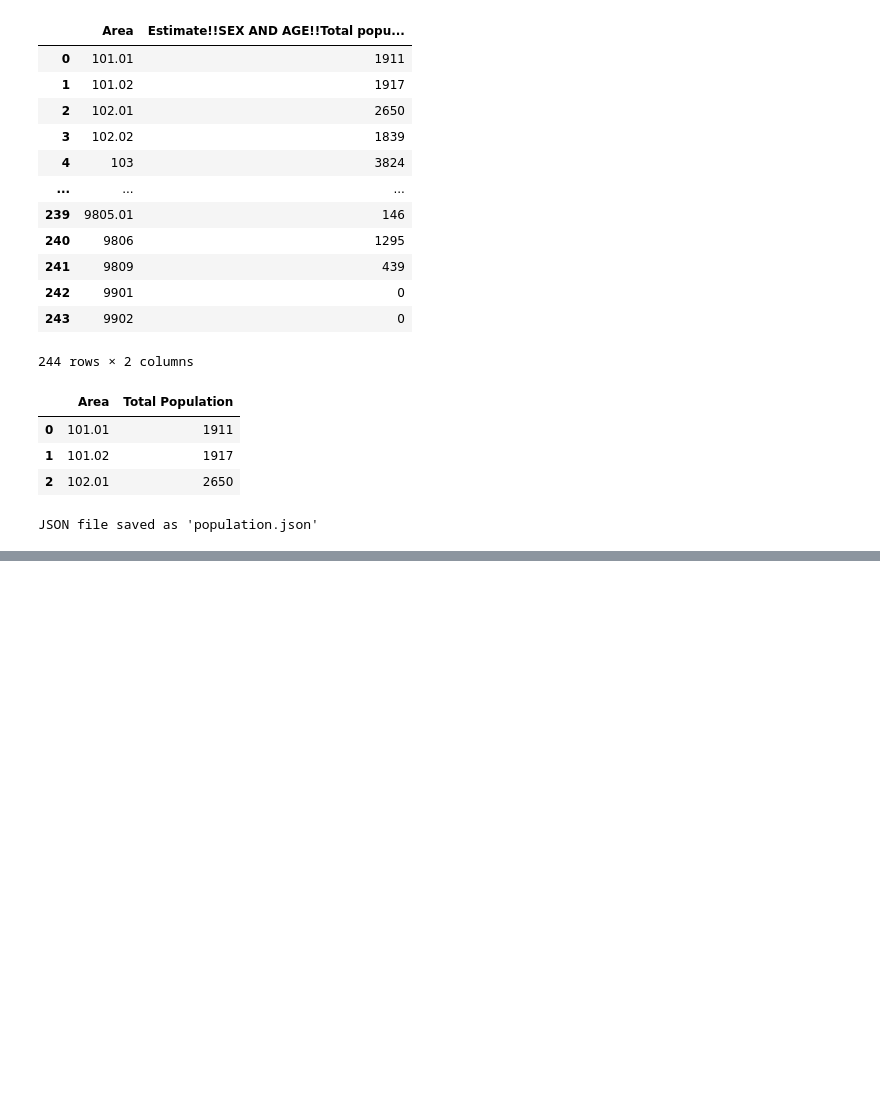
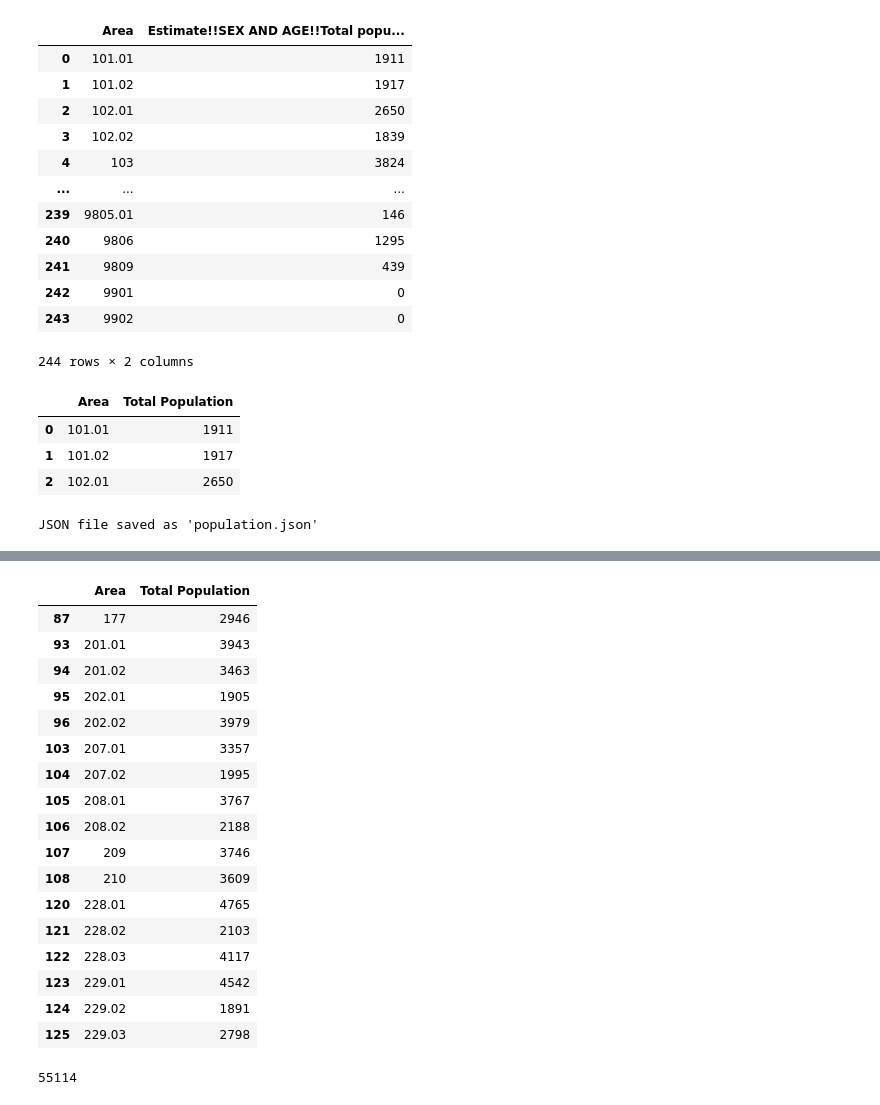
Before and after one commit to MissionLocal/2026-neighborhood-maps, a Jupyter notebook: docs/bayview-data/analysis/population/population-2024.ipynb, the cells around one changed output, grey strips where cells are left out. Saved outputs shown, nothing was run; the diff lists cells and outputs as text; code cells hidden in the pictures; blank space fills up the shorter version.

```diff
--- a/docs/bayview-data/analysis/population/population-2024.ipynb
+++ b/docs/bayview-data/analysis/population/population-2024.ipynb
@@ -132,0 +210,3 @@ df.to_csv('./population.csv', index=False)
+# %%
+mission_ids = mission_df['tract'].astype(str).tolist()
+mission_ids
@@ -132,0 +231,28 @@ df.to_csv('./population.csv', index=False)
+# %%
+# look through df and find the rows where Area is in mission_ids
+mission_population_df = df[df['Area'].isin(mission_ids)]
+
+mission_population_df
+# %% [output]
+|  | Area | Total Population |
+| 87 | 177 | 2946 |
+| 93 | 201.01 | 3943 |
+| 94 | 201.02 | 3463 |
+| 95 | 202.01 | 1905 |
+| 96 | 202.02 | 3979 |
+| 103 | 207.01 | 3357 |
+| 104 | 207.02 | 1995 |
+| 105 | 208.01 | 3767 |
+| 106 | 208.02 | 2188 |
+| 107 | 209 | 3746 |
+| 108 | 210 | 3609 |
+| 120 | 228.01 | 4765 |
+| 121 | 228.02 | 2103 |
+| 122 | 228.03 | 4117 |
+| 123 | 229.01 | 4542 |
+| 124 | 229.02 | 1891 |
+| 125 | 229.03 | 2798 |
+# %%
+mission_population_df['Total Population'].sum()
+# %% [output]
+55114
```
Also changed, not shown: parts of 24 cells of this notebook.
